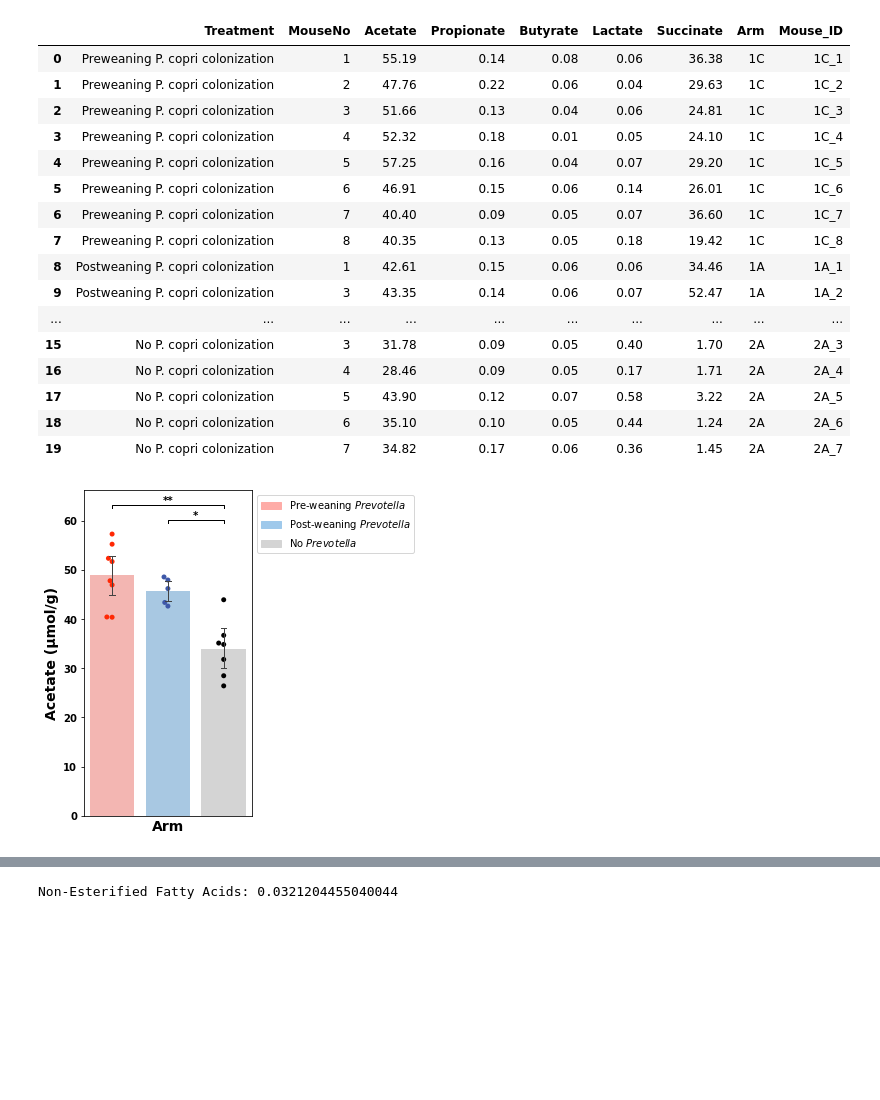
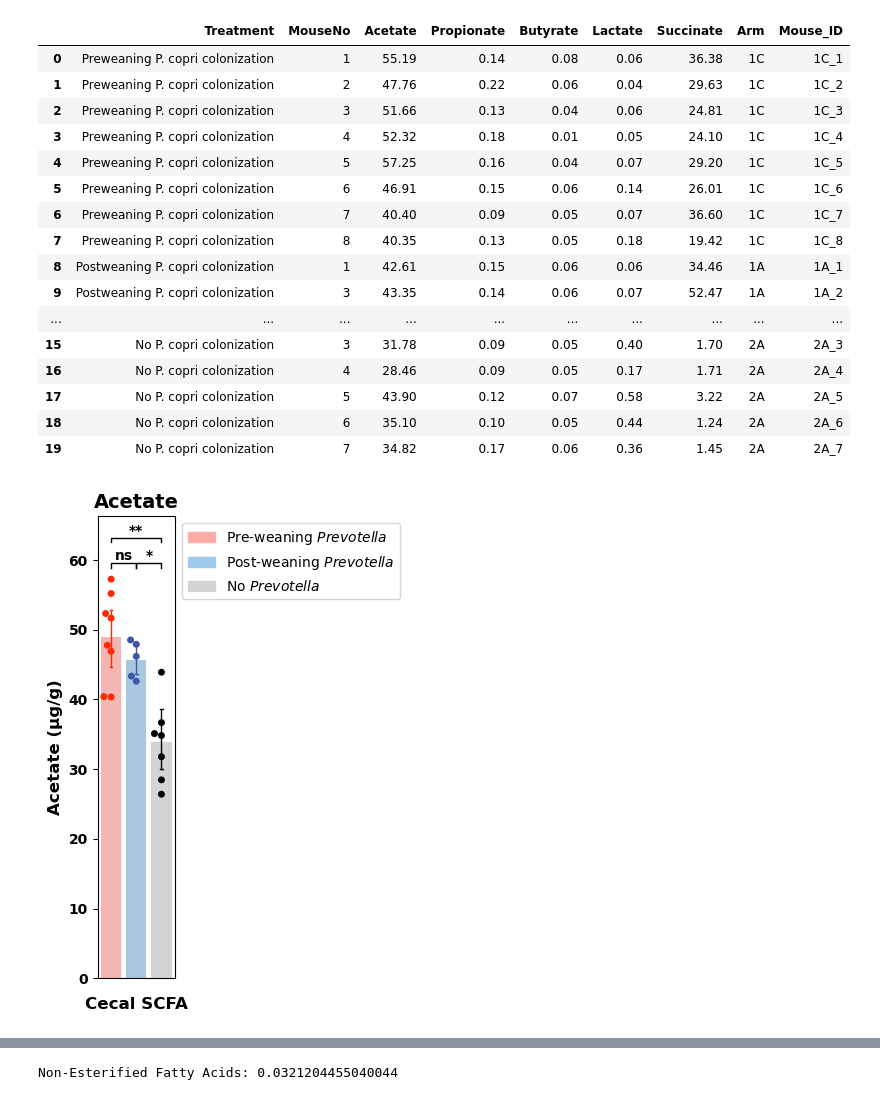
Before and after one commit to evanmlee/Gordon_MS, a Jupyter notebook: MS_analyte_bar.ipynb, the cells around one changed output, grey strips where cells are left out. Drawn from its saved outputs; the diff is of its cells as text; code cells hidden in the pictures; blank space fills up the shorter version.

```diff
--- a/MS_analyte_bar.ipynb
+++ b/MS_analyte_bar.ipynb
@@ -360,4 +99,7 @@ Cholic acid: 0.007840788074708123
 # %%
+#MG00 SCFA data (3 groups)
+importlib.reload(MS_bar)
+
 HWDC_og_bar_palette={"1C":"#FEACA7","1A":"#9FC9EB","2A":"#D4D4D4"}
 HWDC_og_point_palette={"1C":"#FF2804","1A":"#3E58A8","2A":"#000000"}
 
@@ -365,60 +107,44 @@ HWDC_og_point_palette={"1C":"#FF2804","1A":"#3E58A8","2A":"#000000"}
 data_path = "{0}/HWDC_og_cecal_SCFA.csv".format(csv_dir)
 data_df = pd.read_csv(data_path,header=0)
 data_df.rename(columns=lambda x: x.strip(),inplace=True)
 
 display(data_df)
-# display(data_df.loc[:,"Tissue"]=="Cecal_SCFA")
 
 SCFA_analytes = ["Acetate","Succinate"]
 
 fig_fmt="pdf"
 bar_figures_dir = "figures/analyte_bar/cecal/{0}/HWDC_og".format(fig_fmt)
-if not os.path.exists(bar_figures_dir):
-    os.makedirs(bar_figures_dir)
 
-for analyte in SCFA_analytes:
-    stat,pval_1C,sig_str_1C = single_analyte_stats(data_df,analyte,tissue="",sampleID_col="Mouse_ID",
-                                             A_group_re="1C",B_group_re="2A")
-    stat,pval_1A,sig_str_1A = single_analyte_stats(data_df,analyte,tissue="",sampleID_col="Mouse_ID",
-                                             A_group_re="1A",B_group_re="2A")
-    fig,ax = plt.subplots(1,1,figsize=(3,6))
-    sns.barplot(data=data_df,x="Arm",y=analyte,ax=ax,zorder=0,palette=HWDC_og_bar_palette,
-                    capsize=0.1,errwidth=1)
-    sns.swarmplot(data=data_df,x="Arm",y=analyte,ax=ax, zorder=1,
-                          palette=HWDC_og_point_palette,dodge=True)
-    ymin,ymax = ax.get_ylim()
-    y1,y2 = ymax-(ymax-ymin)*0.01, ymax
-    significance_bracket(ax,pval_1A,sig_str_1A,sigstr_fmt="std",x1=1,x2=2)
-    significance_bracket(ax,pval_1C,sig_str_1C,sigstr_fmt="std",x1=0,x2=2)
+os.makedirs(bar_figures_dir,exist_ok=True)
 
-
-    standardize_plot_style(ax,xlabel="Arm",ylabel="{0} (µmol/g)".format(analyte),title="")
-    ax.set_xticks([])
-    A_patch = matplotlib.patches.Patch(color=HWDC_og_bar_palette["1C"], label='Pre-weaning $\it{Prevotella}$')
-    B_patch = matplotlib.patches.Patch(color=HWDC_og_bar_palette["1A"], label='Post-weaning $\it{Prevotella}$')
-    C_patch = matplotlib.patches.Patch(color=HWDC_og_bar_palette["2A"], label='No $\it{Prevotella}$')
-    plt.legend(handles=[A_patch,B_patch,C_patch])
-    sns.move_legend(ax, "upper left", bbox_to_anchor=(1, 1))
-    fig_fpath = "{0}/HWDC_og_{1}.pdf".format(bar_figures_dir,analyte)
-    plt.savefig(fig_fpath,dpi=300,bbox_inches="tight",facecolor="w",format=fig_fmt)
-#     single_analyte_barplot(data_df,analyte=analyte,tissue="Cecal_SCFA",sampleID_col="Mouse_ID",sigstr_fmt="std",
-#                       units="µmol/g",fig_fmt=fig_fmt,A_group_re="1C")
+analyte = "Acetate"
+MS_bar.single_analyte_barplot(data_df,analyte=analyte,tissue="Cecal_SCFA",sampleID_col="Mouse_ID",sigstr_fmt="std",
+                      units="µg/g",fig_fmt=fig_fmt,group_re="(1C|2A|1A)",bar_palette=HWDC_og_bar_palette,
+                             point_palette=HWDC_og_point_palette,figures_dir=bar_figures_dir,
+                              legend_labels=['Pre-weaning $\it{Prevotella}$','Post-weaning $\it{Prevotella}$',
+                                            'No $\it{Prevotella}$'])
+analyte = "Succinate"
+MS_bar.single_analyte_barplot(data_df,analyte=analyte,tissue="Cecal_SCFA",sampleID_col="Mouse_ID",sigstr_fmt="std",
+                      units="µg/g",fig_fmt=fig_fmt,group_re="(1C|2A|1A)",bar_palette=HWDC_og_bar_palette,
+                             point_palette=HWDC_og_point_palette,figures_dir=bar_figures_dir,
+                              legend_labels=['Pre-weaning $\it{Prevotella}$','Post-weaning $\it{Prevotella}$',
+                                            'No $\it{Prevotella}$'])
 # %% [output]
 |  | Treatment | MouseNo | Acetate | Propionate | Butyrate | Lactate | Succinate | Arm | Mouse_ID |
 | 0 | Preweaning P. copri colonization | 1 | 55.19 | 0.14 | 0.08 | 0.06 | 36.38 | 1C | 1C_1 |
 | 1 | Preweaning P. copri colonization | 2 | 47.76 | 0.22 | 0.06 | 0.04 | 29.63 | 1C | 1C_2 |
 | 2 | Preweaning P. copri colonization | 3 | 51.66 | 0.13 | 0.04 | 0.06 | 24.81 | 1C | 1C_3 |
 | 3 | Preweaning P. copri colonization | 4 | 52.32 | 0.18 | 0.01 | 0.05 | 24.10 | 1C | 1C_4 |
 | 4 | Preweaning P. copri colonization | 5 | 57.25 | 0.16 | 0.04 | 0.07 | 29.20 | 1C | 1C_5 |
 | 5 | Preweaning P. copri colonization | 6 | 46.91 | 0.15 | 0.06 | 0.14 | 26.01 | 1C | 1C_6 |
 | 6 | Preweaning P. copri colonization | 7 | 40.40 | 0.09 | 0.05 | 0.07 | 36.60 | 1C | 1C_7 |
 | 7 | Preweaning P. copri colonization | 8 | 40.35 | 0.13 | 0.05 | 0.18 | 19.42 | 1C | 1C_8 |
 | 8 | Postweaning P. copri colonization | 1 | 42.61 | 0.15 | 0.06 | 0.06 | 34.46 | 1A | 1A_1 |
 | 9 | Postweaning P. copri colonization | 3 | 43.35 | 0.14 | 0.06 | 0.07 | 52.47 | 1A | 1A_2 |
 | ... | ... | ... | ... | ... | ... | ... | ... | ... | ... |
 | 15 | No P. copri colonization | 3 | 31.78 | 0.09 | 0.05 | 0.40 | 1.70 | 2A | 2A_3 |
 | 16 | No P. copri colonization | 4 | 28.46 | 0.09 | 0.05 | 0.17 | 1.71 | 2A | 2A_4 |
 | 17 | No P. copri colonization | 5 | 43.90 | 0.12 | 0.07 | 0.58 | 3.22 | 2A | 2A_5 |
 | 18 | No P. copri colonization | 6 | 35.10 | 0.10 | 0.05 | 0.44 | 1.24 | 2A | 2A_6 |
 | 19 | No P. copri colonization | 7 | 34.82 | 0.17 | 0.06 | 0.36 | 1.45 | 2A | 2A_7 |
-[figure, old version]
+[figure, new version]
```
Also changed, not shown: parts of 7 cells of this notebook, 2 other files.
